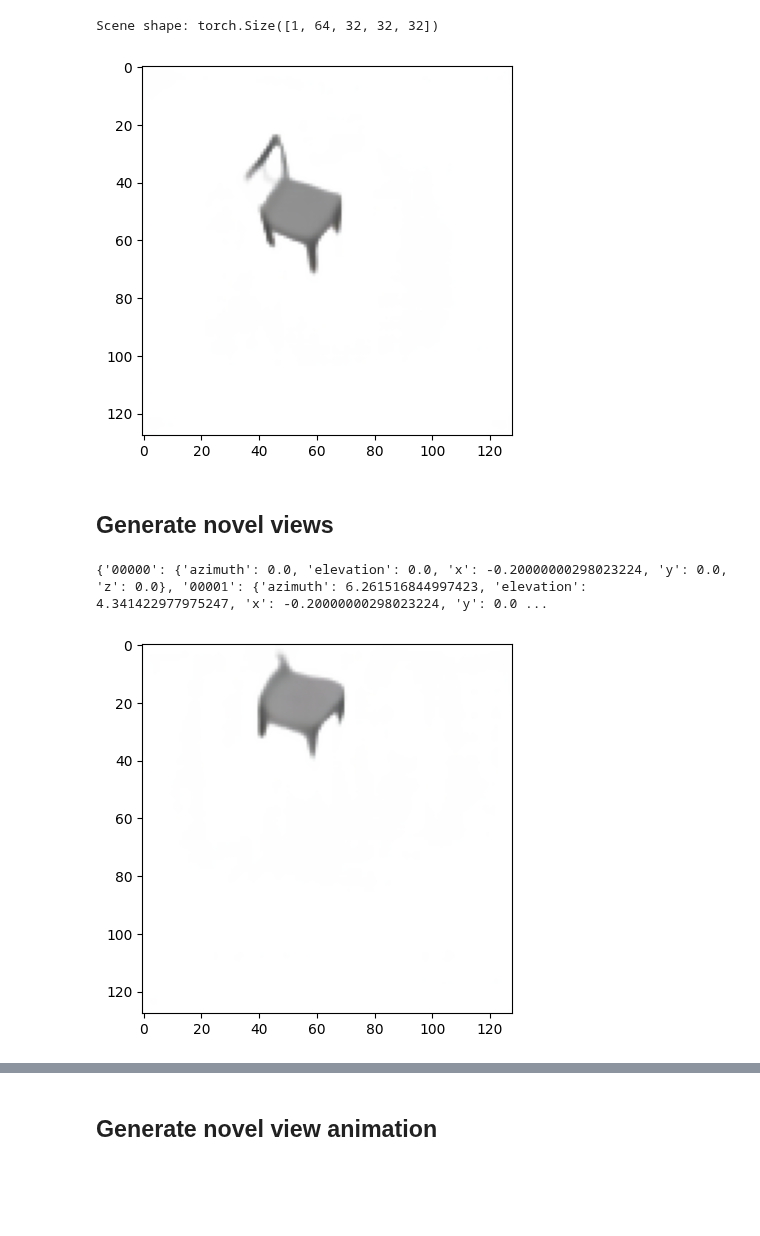
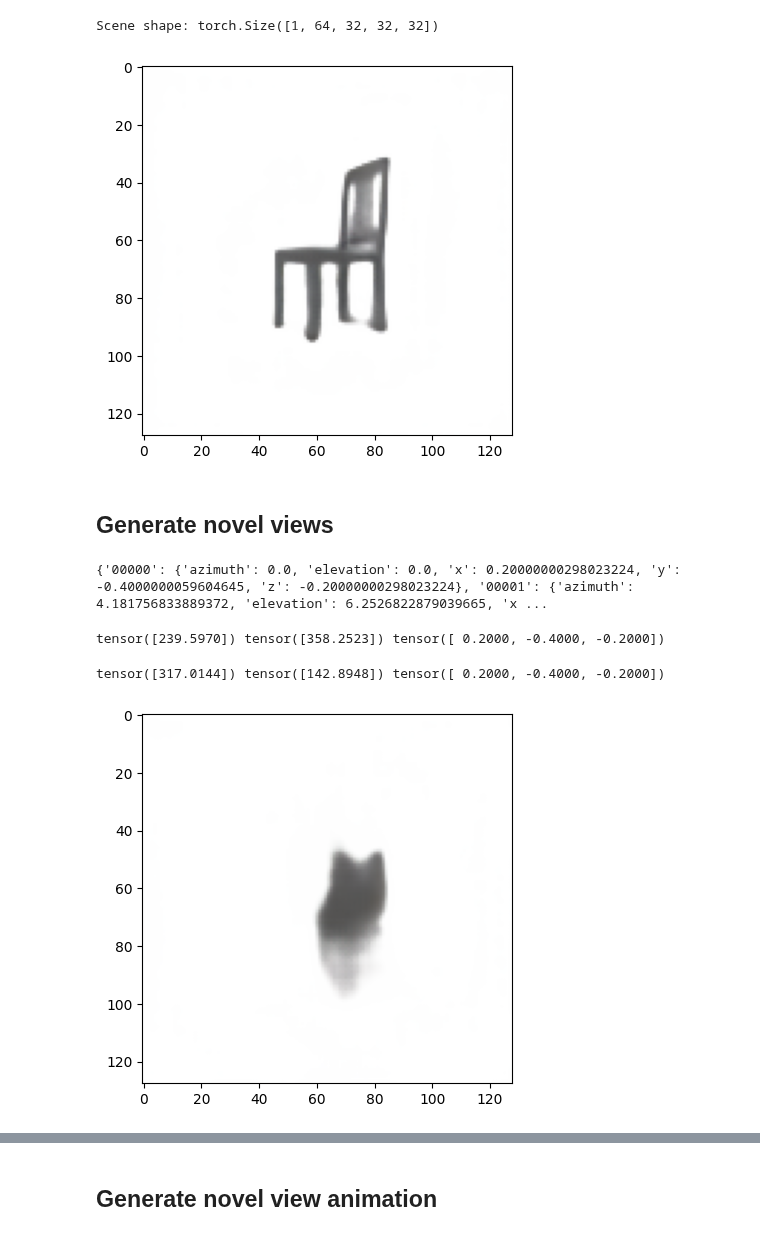
Before and after one commit to elidub/equiv-neural-rendering, a Jupyter notebook: exploration_elias.ipynb, the cells around one changed output, grey strips where cells are left out. Cells and saved outputs as stored; diff of their text form; code cells hidden in the pictures; blank space fills up the shorter version.

```diff
--- a/exploration_elias.ipynb
+++ b/exploration_elias.ipynb
@@ -36,12 +40,14 @@ model = load_model('trained-models/chairs.pt').to(device)
 # %% [markdown]
 ## Load image
 # %%
-source_id, shift_id = '00002', '00004'
-# img = imageio.imread('imgs/example-data/chair4.png')
-img_source = imageio.imread(f'data_prep/output/rot_dataset/model.dae/{source_id}.png')[:, :, :3]
-img_shift = imageio.imread(f'data_prep/output/rot_dataset/model.dae/{shift_id}.png')[:, :, :3]
+source_id, target_id = '00001', '00005'
+# img_source = imageio.imread('imgs/example-data/chair4.png')
+path = 'data_prep/output/rot_dataset/model.dae/'
 
-for img in [img_source, img_shift]:
+img_source = imageio.imread(f'{path}/{source_id}.png')[:, :, :3]
+img_target= imageio.imread(f'{path}/{target_id}.png')[:, :, :3]
+
+for img in [img_source, img_target]:
 
     # You can also try loading other examples (e.g. 'chair1.png')
     # Visualize image
@@ -81,7 +87,7 @@ plot_img_tensor(rendered.detach())
 
 org = rendered.detach().clone()
 # %% [output]
-[figure, old version]
+[figure, new version]
 # %% [markdown]
 ## Generate novel views
 # %%
@@ -110,11 +116,11 @@ org = rendered.detach().clone()
 # plot_img_tensor(rendered.detach())
 # %%
 # read the json file data_prep/output/rot_dataset/model.dae/render_params.json
-with open('data_prep/output/rot_dataset/model.dae/render_params.json') as f:
+with open(f'{path}/render_params.json') as f:
     data = json.load(f)
     print(data)
 # %% [output]
-{'00000': {'azimuth': 0.0, 'elevation': 0.0, 'x': -0.20000000298023224, 'y': 0.0, 'z': 0.0}, '00001': {'azimuth': 6.261516844997423, 'elevation': 4.341422977975247, 'x': -0.20000000298023224, 'y': 0.0 ...
+{'00000': {'azimuth': 0.0, 'elevation': 0.0, 'x': 0.20000000298023224, 'y': -0.4000000059604645, 'z': -0.20000000298023224}, '00001': {'azimuth': 4.181756833889372, 'elevation': 6.2526822879039665, 'x ...
 # %%
 # As a rotation matrix can feel a little abstract, we can also reason in terms of
 # camera azimuth and elevation. The initial coordinate at which the source image
@@ -126,41 +132,55 @@ elevation_source = torch.Tensor([23.039995]).to(device)
 translations_source = torch.Tensor([0., 0., 0.]).to(device)
 
 def read_coords(img_id, data = data, device = device):
-    azimuth_source = torch.Tensor([data[img_id]['azimuth']]).to(device)
-    elevation_source = torch.Tensor([data[img_id]['elevation']]).to(device)
+    azimuth_source = rad2deg(torch.Tensor([data[img_id]['azimuth']])).to(device)
+    elevation_source = rad2deg(torch.Tensor([data[img_id]['elevation']])).to(device)
     translations_source = torch.Tensor([data[img_id]['x'], data[img_id]['y'], data[img_id]['z']]).to(device)
     return azimuth_source, elevation_source, translations_source
 
 azimuth_source, elevation_source, translations_source = read_coords(source_id)
+print(azimuth_source, elevation_source, translations_source )
+# %% [output]
+tensor([239.5970]) tensor([358.2523]) tensor([ 0.2000, -0.4000, -0.2000])
 # %%
-# You can set these to any value you like!
-# Positive (negative) values correspond to moving camera to the right (left)
-azimuth_shift = torch.Tensor([0.]).to(device)
-# Positive (negative) values correspond to moving camera up (down)
-elevation_shift = torch.Tensor([0.]).to(device)
-# Translation values
-translations_shift = torch.Tensor([0., 0.5, 0.]).to(device)
+# for i in [0, 0.1, 0.3, 0.5]:
+for i in [0]:
+    # You can set these to any value you like!
+    # Positive (negative) values correspond to moving camera to the right (left)
+    # azimuth_shift = torch.Tensor([0.]).to(device)
+    # azimuth_shift = -azimuth_source + 0 + 90
+    # # Positive (negative) values correspond to moving camera up (down)
+    # elevation_shift = torch.Tensor([0.]).to(device)
+    # elevation_shift = -elevation_source + 0
+    # # Translation values
+    # translations_shift = torch.Tensor([-i, 0, 0]).to(device)
 
-azimuth_source, elevation_source, translations_source = read_coords(shift_id)
+    # azimuth_shift, elevation_shift, translations_shift = read_coords(shift_id)
+    # print(azimuth_shift, elevation_shift, translations_shift)
 
 
-azimuth_target = azimuth_source + azimuth_shift
-elevation_target = elevation_source + elevation_shift
-translations_target = translations_source + translations_shift
+    # azimuth_target = azimuth_source + azimuth_shift
+    # elevation_target = elevation_source + elevation_shift
+    # translations_target = translations_source + translations_shift
 
-# Rotate scene to match target camera angle
-rotated_scene = model.rotate_source_to_target(
-    scene,
-    azimuth_source, elevation_source, translations_source,
-    azimuth_target, elevation_target, translations_target
-)
+    # print the target coordinates
+    azimuth_target, elevation_target, translations_target = read_coords(target_id)
+    print(azimuth_target, elevation_target, translations_target)
 
-# Render rotated scene
-rendered = model.render(rotated_scene)
+    # Rotate scene to match target camera angle
+    rotated_scene = model.rotate_source_to_target(
+        scene,
+        azimuth_source, elevation_source, translations_source,
+        azimuth_target, elevation_target, translations_target
+    )
 
-plot_img_tensor(rendered.detach())
+    # Render rotated scene
+    rendered = model.render(rotated_scene)
+
+    plot_img_tensor(rendered.detach())
+    plt.show()
 # %% [output]
+tensor([317.0144]) tensor([142.8948]) tensor([ 0.2000, -0.4000, -0.2000])
-[figure, old version]
+[figure, new version]
 # %%
 from misc.viz import generate_novel_views
 
```
Also changed, not shown: parts of 8 cells of this notebook, 27 other files.
